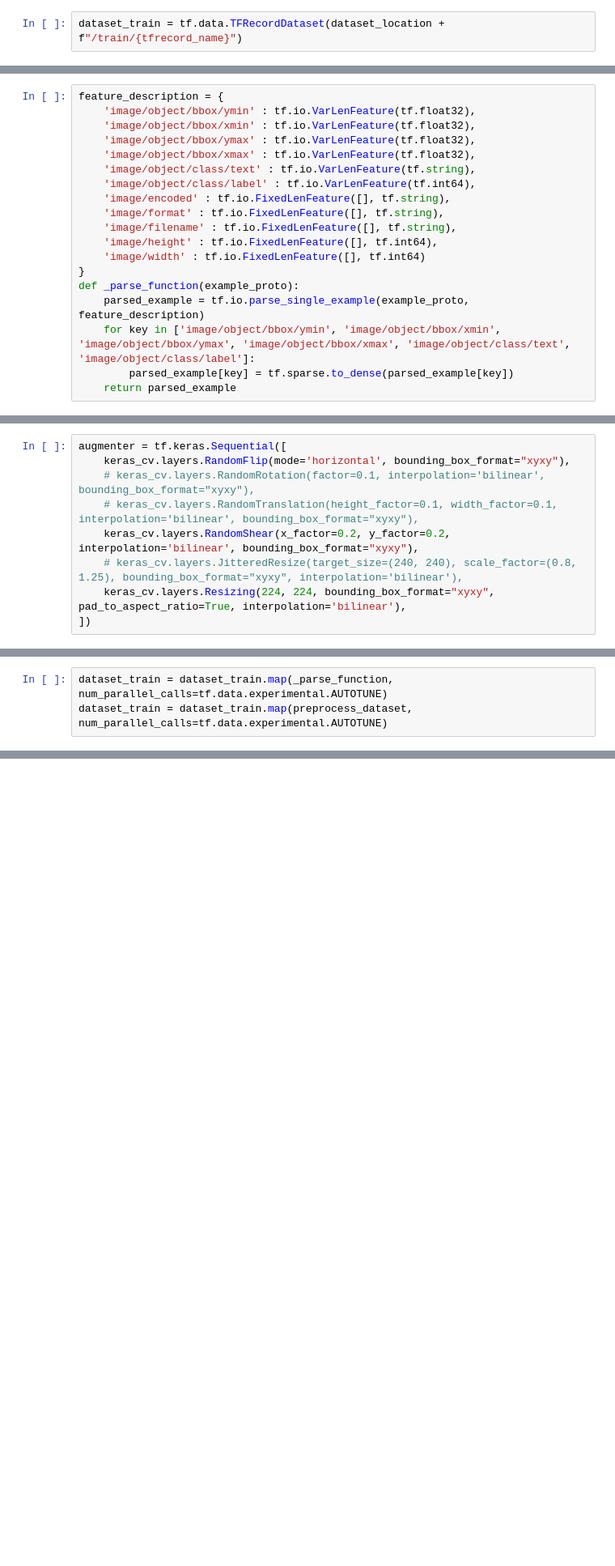
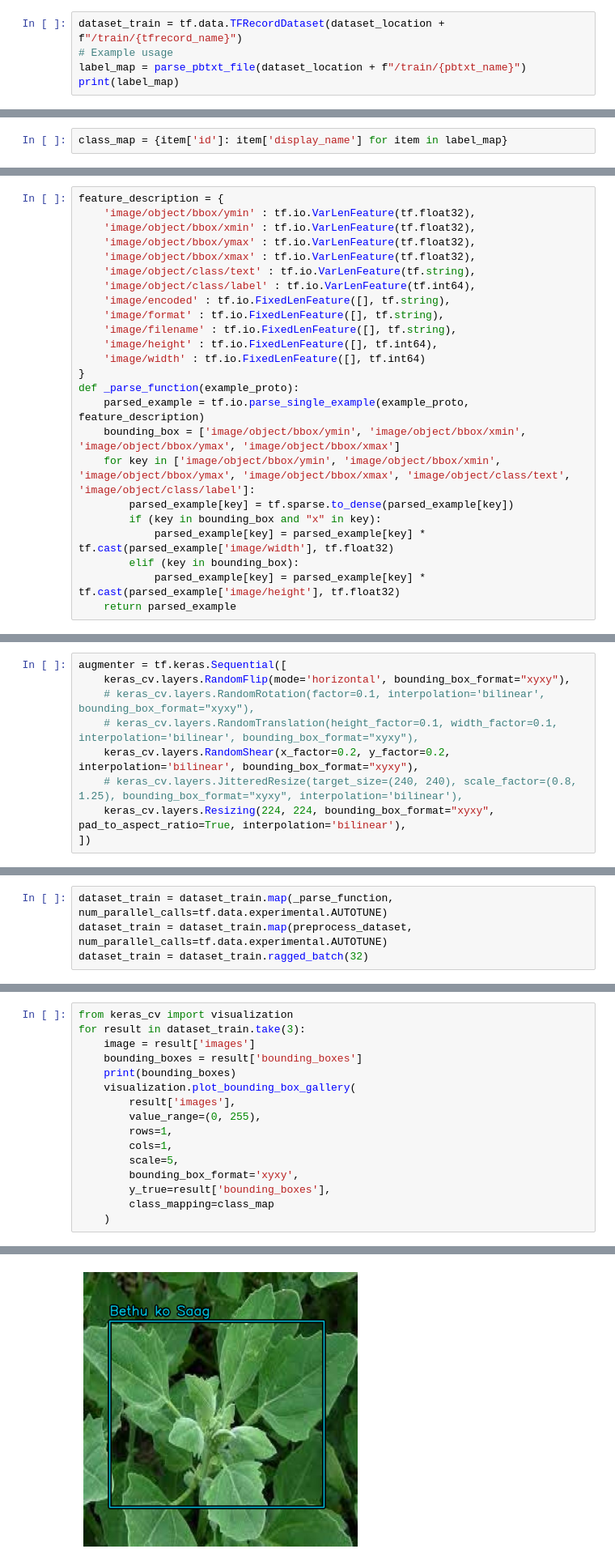
Before and after one commit to Mageiras-C241-PS325/Machine-Learning, a Jupyter notebook: data_test.ipynb, the cells around one changed output, grey strips where cells are left out. Shown at 81% size. Cells and saved outputs as stored; diff of their text form; blank space fills up the shorter version.

```diff
--- a/data_test.ipynb
+++ b/data_test.ipynb
@@ -14,3 +49,6 @@ print(os.path.exists(dataset_location))
 True
 # %%
 dataset_train = tf.data.TFRecordDataset(dataset_location + f"/train/{tfrecord_name}")
+# Example usage
+label_map = parse_pbtxt_file(dataset_location + f"/train/{pbtxt_name}")
+print(label_map)
@@ -17,3 +57,5 @@ dataset_train = tf.data.TFRecordDataset(dataset_location + f"/train/{tfrecord_na
+# %%
+class_map = {item['id']: item['display_name'] for item in label_map}
 # %%
 result = {}
 for raw_record in dataset_train.take(1):
@@ -55,8 +97,13 @@ feature_description = {
 }
 def _parse_function(example_proto):
     parsed_example = tf.io.parse_single_example(example_proto, feature_description)
+    bounding_box = ['image/object/bbox/ymin', 'image/object/bbox/xmin', 'image/object/bbox/ymax', 'image/object/bbox/xmax']
     for key in ['image/object/bbox/ymin', 'image/object/bbox/xmin', 'image/object/bbox/ymax', 'image/object/bbox/xmax', 'image/object/class/text', 'image/object/class/label']:
         parsed_example[key] = tf.sparse.to_dense(parsed_example[key])
+        if (key in bounding_box and "x" in key):
+            parsed_example[key] = parsed_example[key] * tf.cast(parsed_example['image/width'], tf.float32)
+        elif (key in bounding_box):
+            parsed_example[key] = parsed_example[key] * tf.cast(parsed_example['image/height'], tf.float32)
     return parsed_example
 # %%
 def preprocess_dataset(parsed_dataset):
@@ -113,6 +160,7 @@ for parsed_dataset in dataset_train.map(_parse_function).map(preprocess_dataset)
 # %%
 dataset_train = dataset_train.map(_parse_function, num_parallel_calls=tf.data.experimental.AUTOTUNE)
 dataset_train = dataset_train.map(preprocess_dataset, num_parallel_calls=tf.data.experimental.AUTOTUNE)
+dataset_train = dataset_train.ragged_batch(32)
 # %%
 for image_features in dataset_train.take(3):
     display.display(tf.keras.preprocessing.image.array_to_img(image_features['images'].numpy()))
@@ -134,0 +171,17 @@ array([[0.        , 0.29326922, 0.53846157, 0.75240386],
+# %%
+from keras_cv import visualization
+for result in dataset_train.take(3):
+    image = result['images']
+    bounding_boxes = result['bounding_boxes']
+    print(bounding_boxes)
+    visualization.plot_bounding_box_gallery(
+        result['images'],
+        value_range=(0, 255),
+        rows=1,
+        cols=1,
+        scale=5,
+        bounding_box_format='xyxy',
+        y_true=result['bounding_boxes'],
+        class_mapping=class_map
+    )
+# %% [output]
@@ -134,0 +206 @@ array([[0.        , 0.29326922, 0.53846157, 0.75240386],
+[figure, added]
```
Also changed, not shown: parts of 8 cells of this notebook, 2 other files.
